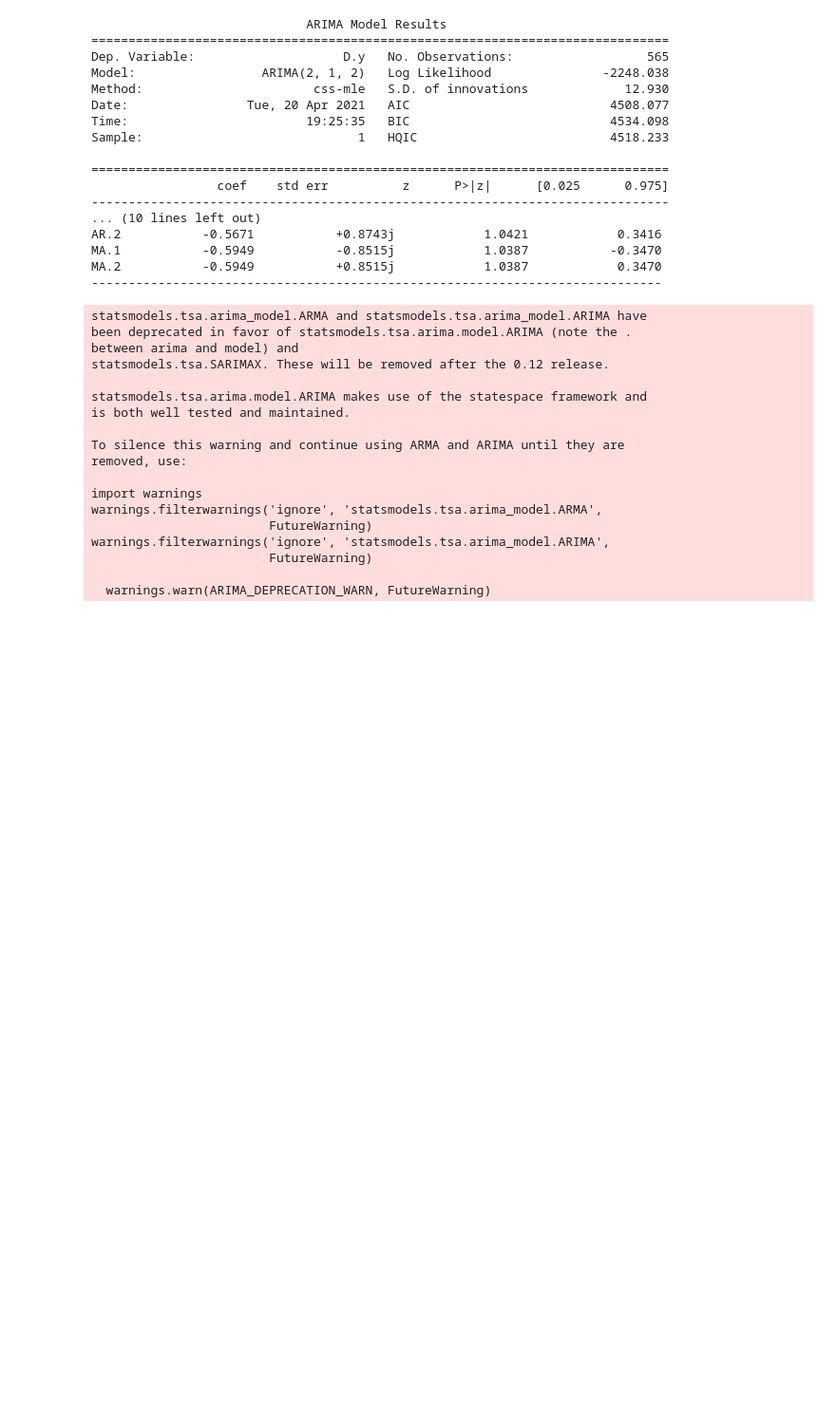
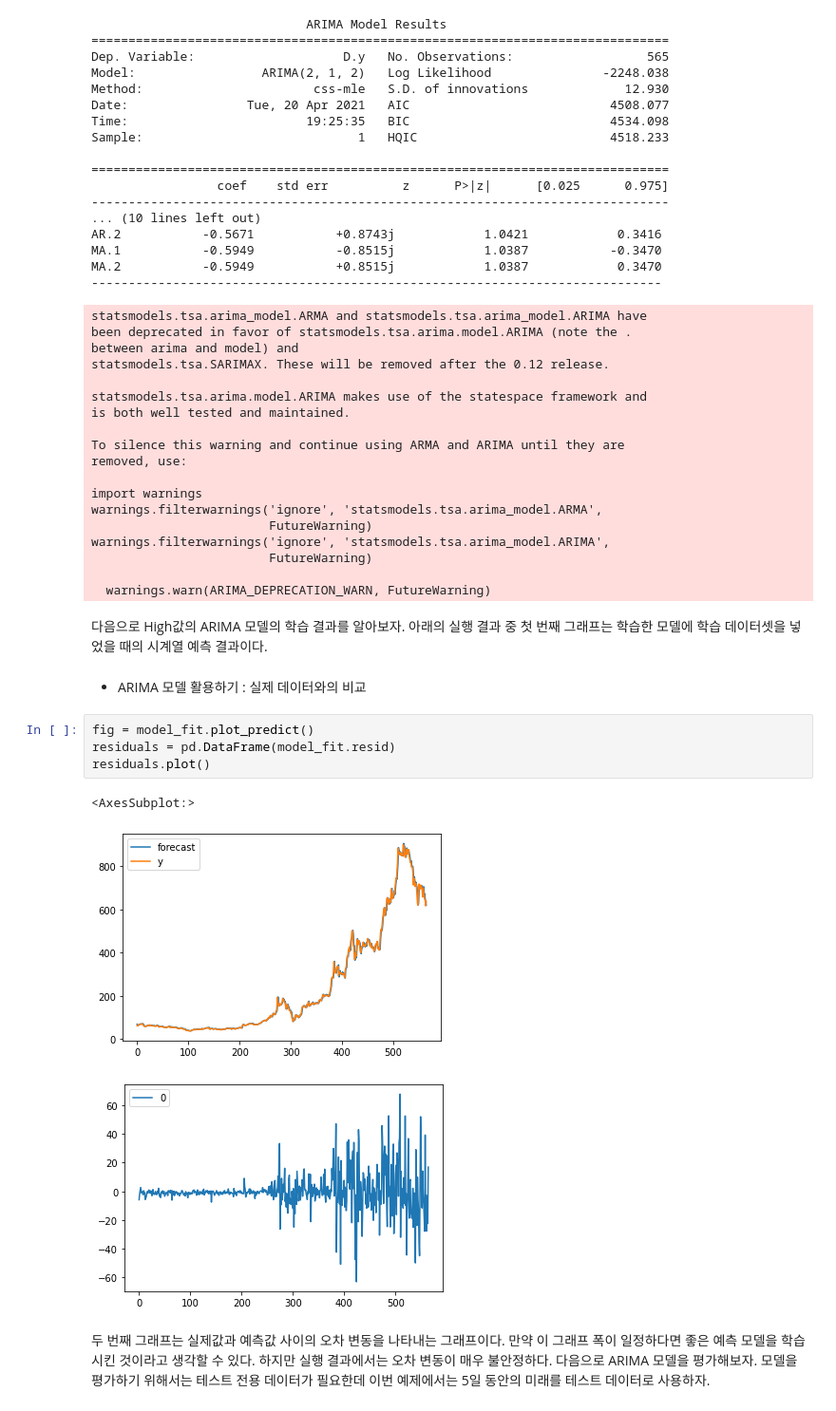
Before and after one commit to jaeyoon89/jaeyoon_study, a Jupyter notebook: tsla_data_analysis.ipynb, the cells around one changed output. Shown at 95% size. Saved outputs shown, nothing was run; the diff lists cells and outputs as text; blank space fills up the shorter version.

Commit message:
tsla_data_analysis

```diff
--- a/tsla_data_analysis.ipynb
+++ b/tsla_data_analysis.ipynb
@@ -128,3 +128,17 @@ warnings.filterwarnings('ignore', 'statsmodels.tsa.arima_model.ARIMA',
                         FutureWarning)
 
   warnings.warn(ARIMA_DEPRECATION_WARN, FutureWarning)
+# %% [markdown]
+다음으로 High값의 ARIMA 모델의 학습 결과를 알아보자. 아래의 실행 결과 중 첫 번째 그래프는 학습한 모델에 학습 데이터셋을 넣었을 때의 시계열 예측 결과이다.
+# %% [markdown]
+- ARIMA 모델 활용하기 : 실제 데이터와의 비교
+# %%
+fig = model_fit.plot_predict()
+residuals = pd.DataFrame(model_fit.resid)
+residuals.plot()
+# %% [output]
+<AxesSubplot:>
+[figure, added]
+[figure, added]
+# %% [markdown]
+두 번째 그래프는 실제값과 예측값 사이의 오차 변동을 나타내는 그래프이다. 만약 이 그래프 폭이 일정하다면 좋은 예측 모델을 학습시킨 것이라고 생각할 수 있다. 하지만 실행 결과에서는 오차 변동이 매우 불안정하다. 다음으로 ARIMA 모델을 평가해보자. 모델을 평가하기 위해서는 테스트 전용 데이터가 필요한데 이번 예제에서는 5일 동안의 미래를 테스트 데이터로 사용하자.
```
Also changed, not shown: parts of 2 cells of this notebook.
